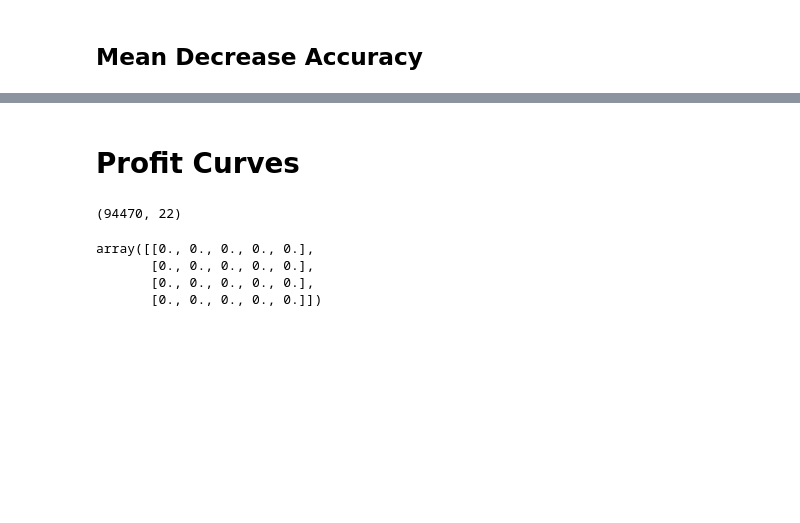
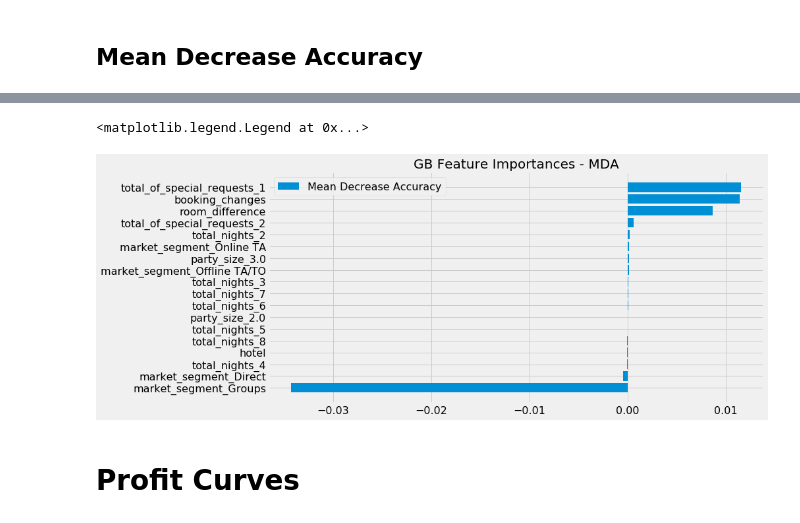
Before and after one commit to rcohngru/hotel-cancellations, a Jupyter notebook: src/notebooks/Part 1 Results.ipynb, the cells around one changed output, grey strips where cells are left out. Cells and saved outputs as stored; diff of their text form; code cells hidden in the pictures; blank space fills up the shorter version.

```diff
--- a/src/notebooks/Part 1 Results.ipynb
+++ b/src/notebooks/Part 1 Results.ipynb
@@ -145,6 +143,12 @@ accuracies
+# %%
+order = np.argsort(gb_mda)
+
+fig, ax = plt.subplots(figsize=(12, 6))
+ax.barh(X.columns[order], gb_mda[order], label='Mean Decrease Accuracy')
+ax.set_title('GB Feature Importances - MDA', fontsize=20)
+ax.legend()
+# %% [output]
+<matplotlib.legend.Legend at 0x...>
+[figure, added]
 # %% [markdown]
 # Profit Curves
-# %%
-X.shape
-# %% [output]
-(94470, 22)
@@ -153,7 +154,0 @@ np.random.shuffle?
-# %%
-np.zeros((4, 5))
-# %% [output]
-array([[0., 0., 0., 0., 0.],
-       [0., 0., 0., 0., 0.],
-       [0., 0., 0., 0., 0.],
-       [0., 0., 0., 0., 0.]])
```
Also changed, not shown: parts of 19 cells of this notebook, 13 other files.
